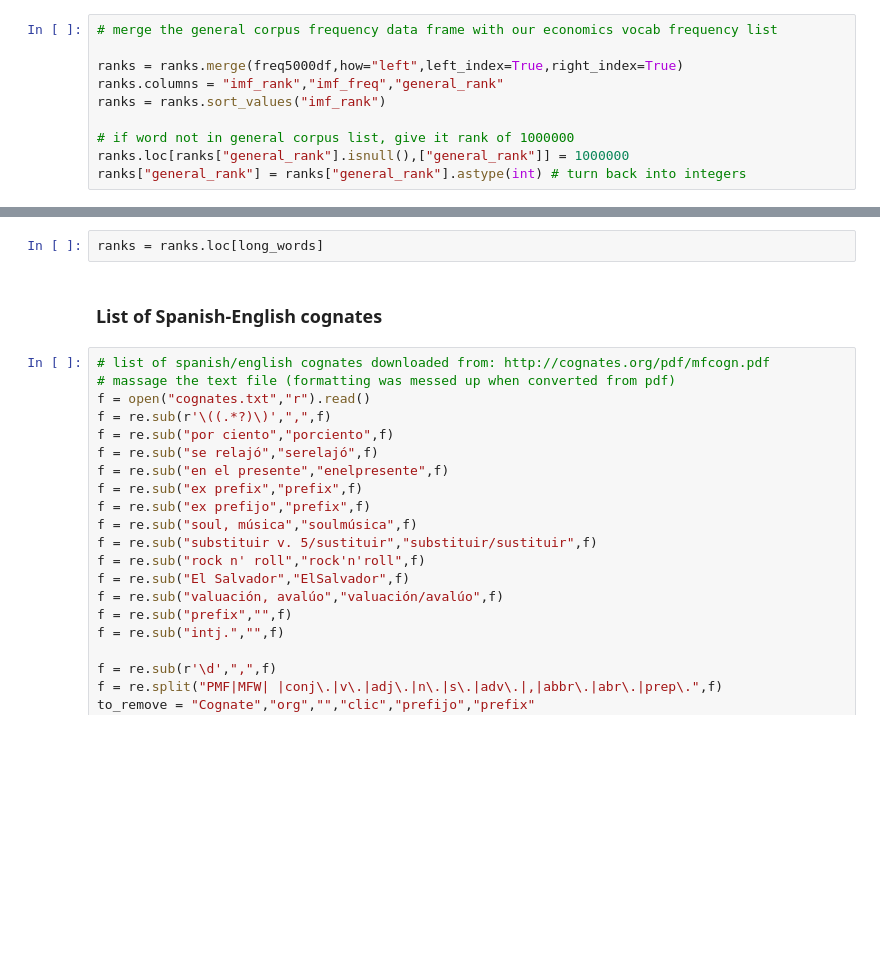
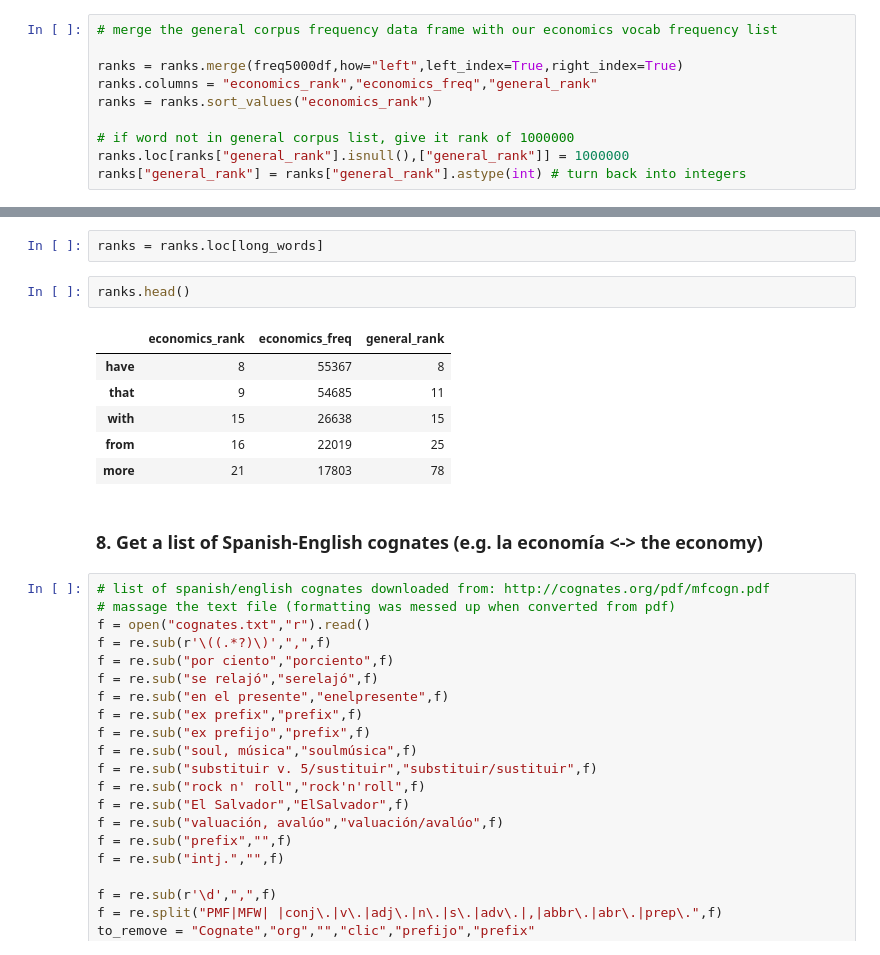
Before and after one commit to pvonglehn/economics_vocab, a Jupyter notebook: Blanca.ipynb, the cells around one changed output, grey strips where cells are left out. Drawn from its saved outputs; the diff is of its cells as text; blank space fills up the shorter version.

```diff
--- a/Blanca.ipynb
+++ b/Blanca.ipynb
@@ -400,8 +437,8 @@ freq5000df.head()
 # merge the general corpus frequency data frame with our economics vocab frequency list
 
 ranks = ranks.merge(freq5000df,how="left",left_index=True,right_index=True)
-ranks.columns = "imf_rank","imf_freq","general_rank"
-ranks = ranks.sort_values("imf_rank")
+ranks.columns = "economics_rank","economics_freq","general_rank"
+ranks = ranks.sort_values("economics_rank")
 
 # if word not in general corpus list, give it rank of 1000000
 ranks.loc[ranks["general_rank"].isnull(),["general_rank"]] = 1000000
@@ -412,8 +449,17 @@ words_series = pd.Series(ranks.index)
 long_words = words_series[words_series.apply(lambda x: len(x) > 3)].values
 # %%
 ranks = ranks.loc[long_words]
+# %%
+ranks.head()
+# %% [output]
+|  | economics_rank | economics_freq | general_rank |
+| have | 8 | 55367 | 8 |
+| that | 9 | 54685 | 11 |
+| with | 15 | 26638 | 15 |
+| from | 16 | 22019 | 25 |
+| more | 21 | 17803 | 78 |
 # %% [markdown]
-### List of Spanish-English cognates
+### 8. Get a list of Spanish-English cognates (e.g. la economía <-> the economy)
 # %%
 # list of spanish/english cognates downloaded from: http://cognates.org/pdf/mfcogn.pdf
 # massage the text file (formatting was messed up when converted from pdf)
```
Also changed, not shown: parts of 66 cells of this notebook.
